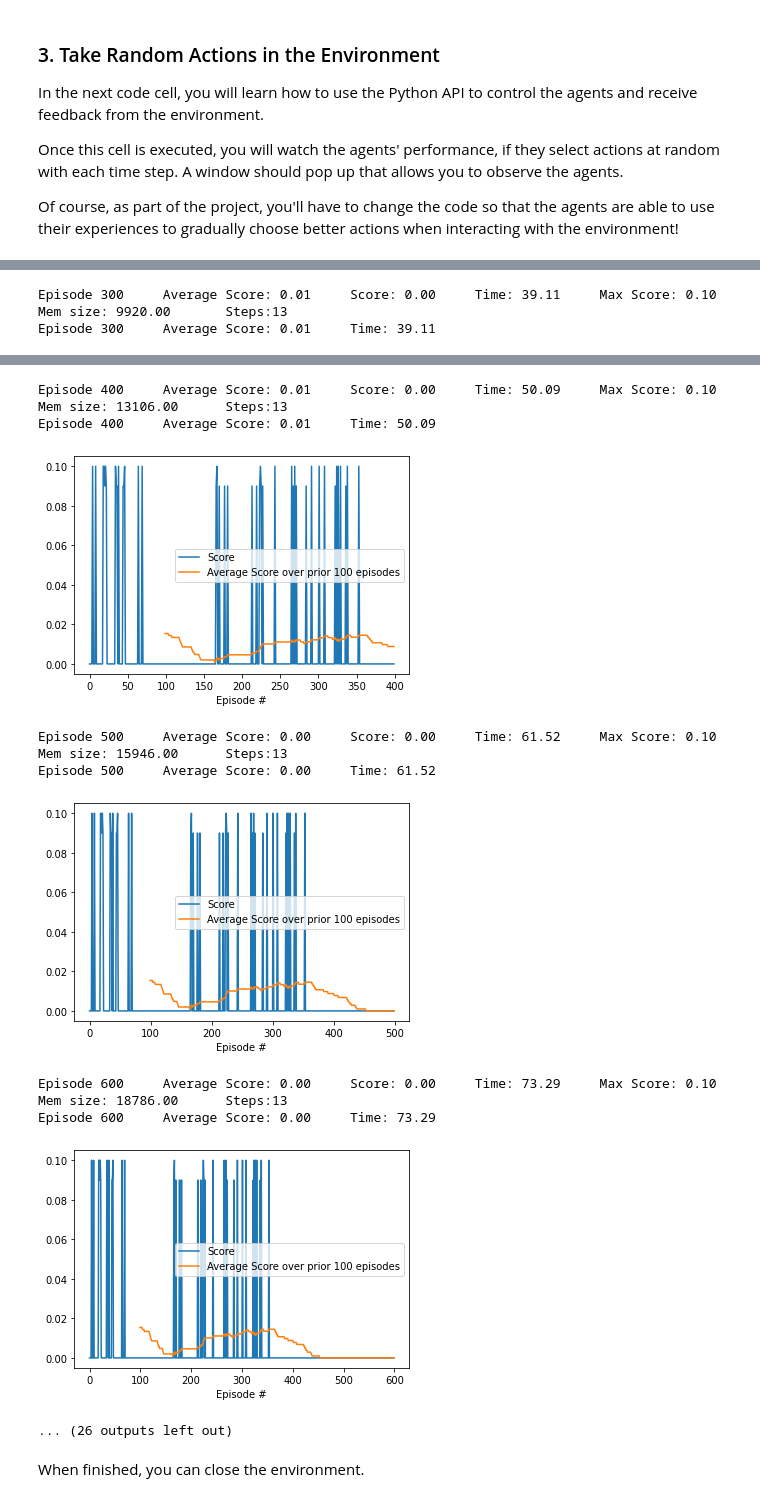
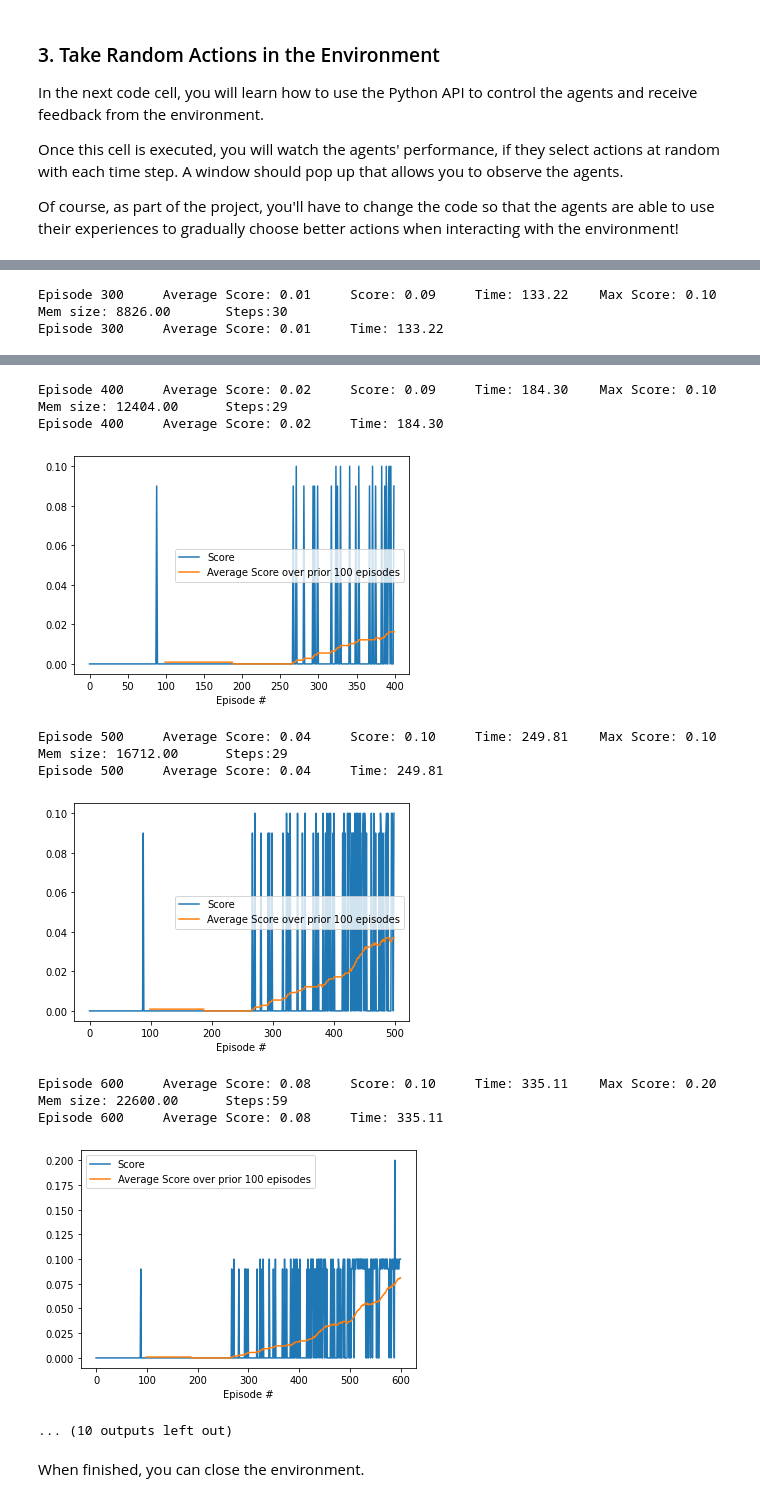
Before and after one commit to jmh-1/DDPGTennis, a Jupyter notebook: Tennis.ipynb, the cells around one changed output, grey strips where cells are left out. Saved outputs shown, nothing was run; the diff lists cells and outputs as text; code cells hidden in the pictures.

```diff
--- a/Tennis.ipynb
+++ b/Tennis.ipynb
@@ -111,7 +111,7 @@ Of course, as part of the project, you'll have to change the code so that the ag
 #     print('Score (max over agents) from episode {}: {}'.format(i, np.max(scores)))
 # %%
 import runner
-import ddpg_agent
+import per_ddpg_agent
 
 # %load_ext autoreload
 # %autoreload 2
@@ -119,7 +119,7 @@ import ddpg_agent
 from IPython.core.debugger import set_trace
 # set_trace()
 
-agent = ddpg_agent.Agent(state_size=state_size, action_size=action_size, random_seed=2)
+agent = per_ddpg_agent.Agent(state_size=state_size, action_size=action_size, random_seed=2)
 scores = runner.run(env, agent, brain_name=brain_name, n_episodes=10000)
 runner.plot_scores(scores)
 # %% [output]
@@ -132,2 +132,2 @@ Episode 200     Average Score: 0.00     Time: 27.56
-Episode 300     Average Score: 0.01     Score: 0.00     Time: 39.11     Max Score: 0.10 Mem size: 9920.00       Steps:13
-Episode 300     Average Score: 0.01     Time: 39.11
+Episode 300     Average Score: 0.01     Score: 0.09     Time: 133.22    Max Score: 0.10 Mem size: 8826.00       Steps:30
+Episode 300     Average Score: 0.01     Time: 133.22
@@ -135,12 +135,12 @@ Episode 300     Average Score: 0.01     Time: 39.11
-Episode 400     Average Score: 0.01     Score: 0.00     Time: 50.09     Max Score: 0.10 Mem size: 13106.00      Steps:13
-Episode 400     Average Score: 0.01     Time: 50.09
+Episode 400     Average Score: 0.02     Score: 0.09     Time: 184.30    Max Score: 0.10 Mem size: 12404.00      Steps:29
+Episode 400     Average Score: 0.02     Time: 184.30
-[figure, old version]
+[figure, new version]
-Episode 500     Average Score: 0.00     Score: 0.00     Time: 61.52     Max Score: 0.10 Mem size: 15946.00      Steps:13
-Episode 500     Average Score: 0.00     Time: 61.52
+Episode 500     Average Score: 0.04     Score: 0.10     Time: 249.81    Max Score: 0.10 Mem size: 16712.00      Steps:29
+Episode 500     Average Score: 0.04     Time: 249.81
-[figure, old version]
+[figure, new version]
-Episode 600     Average Score: 0.00     Score: 0.00     Time: 73.29     Max Score: 0.10 Mem size: 18786.00      Steps:13
-Episode 600     Average Score: 0.00     Time: 73.29
+Episode 600     Average Score: 0.08     Score: 0.10     Time: 335.11    Max Score: 0.20 Mem size: 22600.00      Steps:59
+Episode 600     Average Score: 0.08     Time: 335.11
-[figure, old version]
+[figure, new version]
-... (26 outputs left out)
+... (10 outputs left out)
 # %% [markdown]
 When finished, you can close the environment.
```
Also changed, not shown: parts of 4 cells of this notebook, 7 other files.
